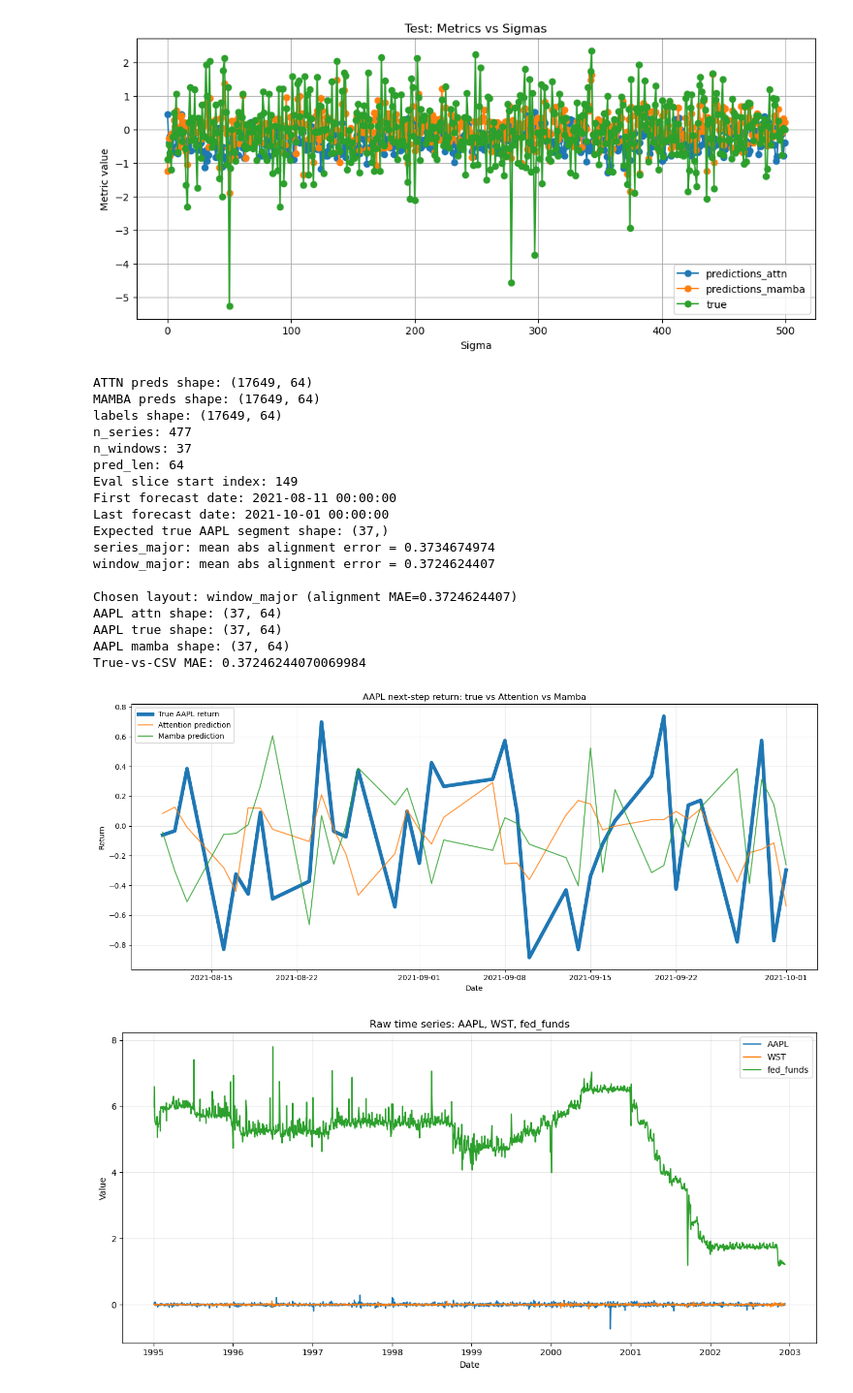
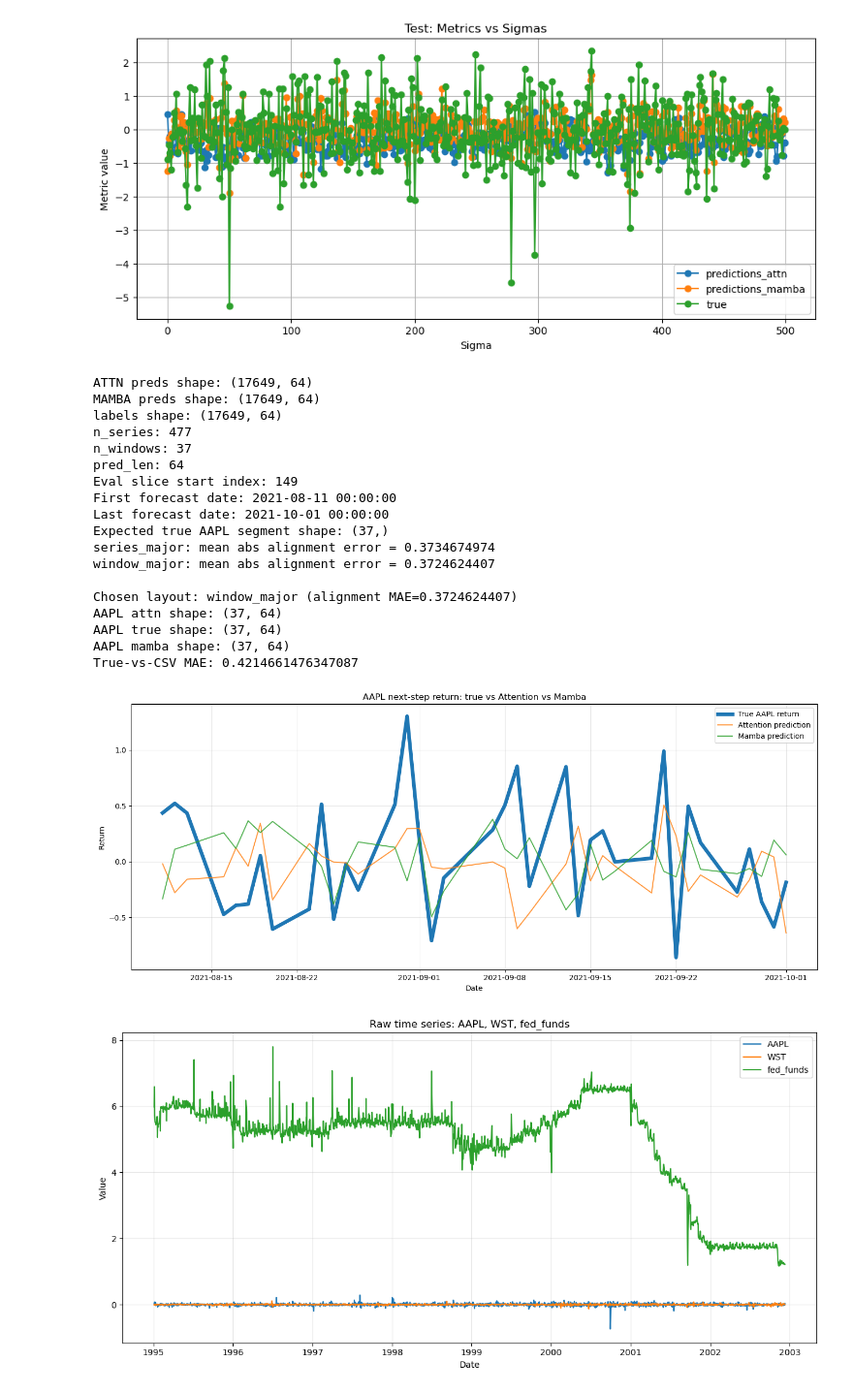
Before and after one commit to NastiaBur/project, a Jupyter notebook: mama.ipynb, the cells around one changed output. Shown at 97% size. Cells and saved outputs as stored; diff of their text form; code cells hidden in the pictures.

```diff
--- a/mama.ipynb
+++ b/mama.ipynb
@@ -538,9 +1178,9 @@ print("AAPL true shape:", aapl_true.shape)
 print("AAPL mamba shape:", aapl_mamba.shape)
 
 # First-step forecast (t+1)
-true_t1 = aapl_true[:, 0]
-attn_t1 = aapl_attn[:, 0]
-mamba_t1 = aapl_mamba[:, 0]
+true_t1 = aapl_true[:, 1]
+attn_t1 = aapl_attn[:, 1]
+mamba_t1 = aapl_mamba[:, 1]
 
 # sanity check
 print("True-vs-CSV MAE:", np.mean(np.abs(true_t1 - true_aapl_from_csv)))
@@ -561,35 +1201,35 @@ comparison_df = pd.DataFrame({
 plt.figure(figsize=(14, 6))
 plt.plot(dates_eval, true_t1, label="True AAPL return", linewidth=5)
 plt.plot(dates_eval, attn_t1, label="Attention prediction", alpha=0.8)
 plt.plot(dates_eval, mamba_t1, label="Mamba prediction", alpha=0.8)
 plt.title("AAPL next-step return: true vs Attention vs Mamba")
 plt.xlabel("Date")
 plt.ylabel("Return")
 plt.legend()
 plt.grid(alpha=0.3)
 plt.tight_layout()
 # plt.savefig("AAPL_true_attn_mamba_t1.png", dpi=150)
 plt.show()
 # %% [output]
 ATTN preds shape: (17649, 64)
 MAMBA preds shape: (17649, 64)
 labels shape: (17649, 64)
 n_series: 477
 n_windows: 37
 pred_len: 64
 Eval slice start index: 149
 First forecast date: 2021-08-11 00:00:00
 Last forecast date: 2021-10-01 00:00:00
 Expected true AAPL segment shape: (37,)
 series_major: mean abs alignment error = 0.3734674974
 window_major: mean abs alignment error = 0.3724624407
 
 Chosen layout: window_major (alignment MAE=0.3724624407)
 AAPL attn shape: (37, 64)
 AAPL true shape: (37, 64)
 AAPL mamba shape: (37, 64)
-True-vs-CSV MAE: 0.37246244070069984
+True-vs-CSV MAE: 0.4214661476347087
-[figure, old version]
+[figure, new version]
 # %%
 import pandas as pd
 import numpy as np
```
Also changed, not shown: parts of 20 cells of this notebook, 9 other files.
